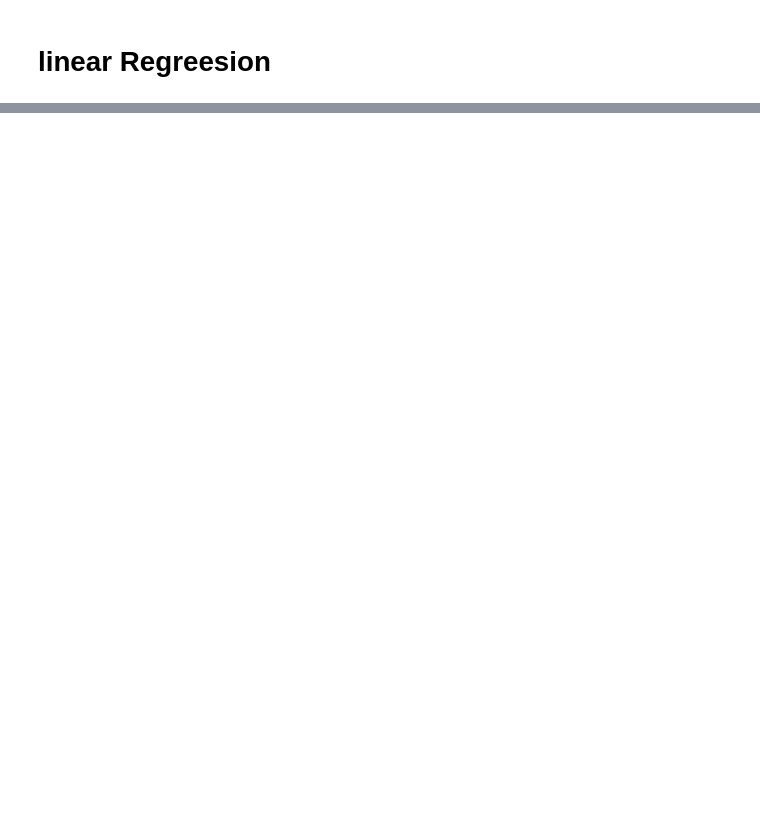
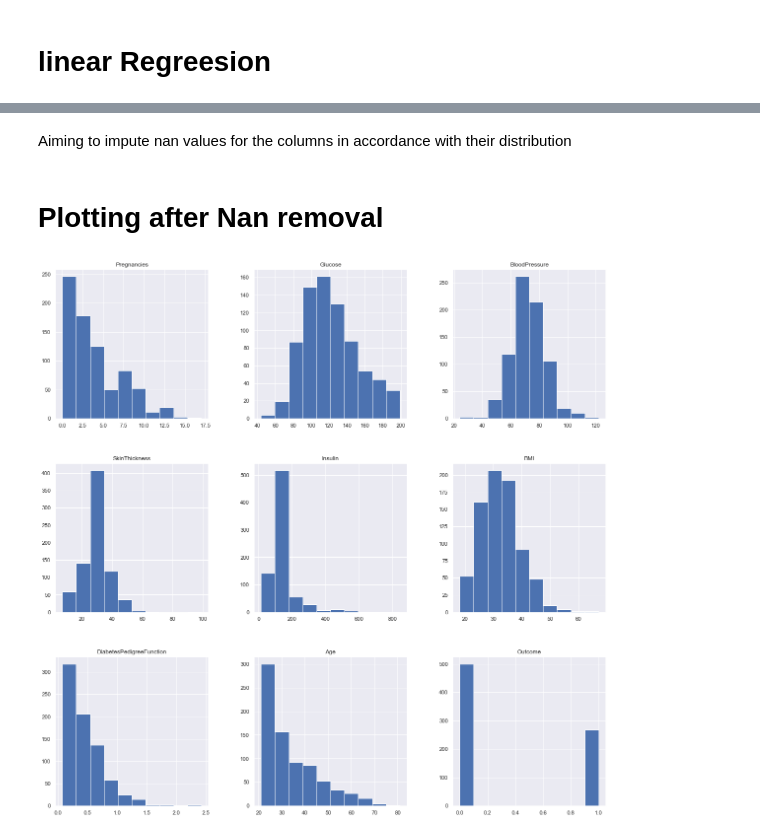
Before and after one commit to Hackveda/Data-Analyst-Course-by-Mr-Uttam, a Jupyter notebook: Linear_Regression.ipynb, the cells around one changed output, grey strips where cells are left out. Cells and saved outputs as stored; diff of their text form; code cells hidden in the pictures; blank space fills up the shorter version.

```diff
--- a/Linear_Regression.ipynb
+++ b/Linear_Regression.ipynb
@@ -151,0 +103,13 @@ Name: Weekly_Sales, Length: 143, dtype: float64
+# %%
+from mlxtend.plotting import plot_decision_regions
+import numpy as np
+import pandas as pd
+import matplotlib.pyplot as plt
+import seaborn as sns
+sns.set()
+import warnings
+warnings.filterwarnings('ignore')
+%matplotlib inline
+# %%
+diabetes_data = pd.read_csv("C://Users//uttam.grade//OneDrive - Accenture//Pictures//diabetes_.csv")
+diabetes_data.head()
@@ -151,0 +213,6 @@ Name: Weekly_Sales, Length: 143, dtype: float64
+# %%
+diabetes_data_copy = diabetes_data.copy(deep = True)
+diabetes_data[['Glucose','BloodPressure','SkinThickness','Insulin','BMI']] = diabetes_data_copy[['Glucose','BloodPressure','SkinThickness','Insulin','BMI']].replace(0,np.NaN)
+
+## showing the count of Nans
+print(diabetes_data_copy.isnull().sum())
@@ -151,0 +236,10 @@ Name: Weekly_Sales, Length: 143, dtype: float64
+# %% [markdown]
+Aiming to impute nan values for the columns in accordance with their distribution
+# %%
+diabetes_data_copy['Glucose'].fillna(diabetes_data_copy['Glucose'].mean(), inplace = True)
+diabetes_data_copy['BloodPressure'].fillna(diabetes_data_copy['BloodPressure'].mean(), inplace = True)
+diabetes_data_copy['SkinThickness'].fillna(diabetes_data_copy['SkinThickness'].median(), inplace = True)
+diabetes_data_copy['Insulin'].fillna(diabetes_data_copy['Insulin'].median(), inplace = True)
+diabetes_data_copy['BMI'].fillna(diabetes_data_copy['BMI'].median(), inplace = True)
+# %% [markdown]
+# Plotting after Nan removal
@@ -151,0 +248,4 @@ Name: Weekly_Sales, Length: 143, dtype: float64
+# %%
+p = diabetes_data_copy.hist(figsize = (20,20))
+# %% [output]
+[figure, added]
```
Also changed, not shown: parts of 36 cells of this notebook, 1 other file.
